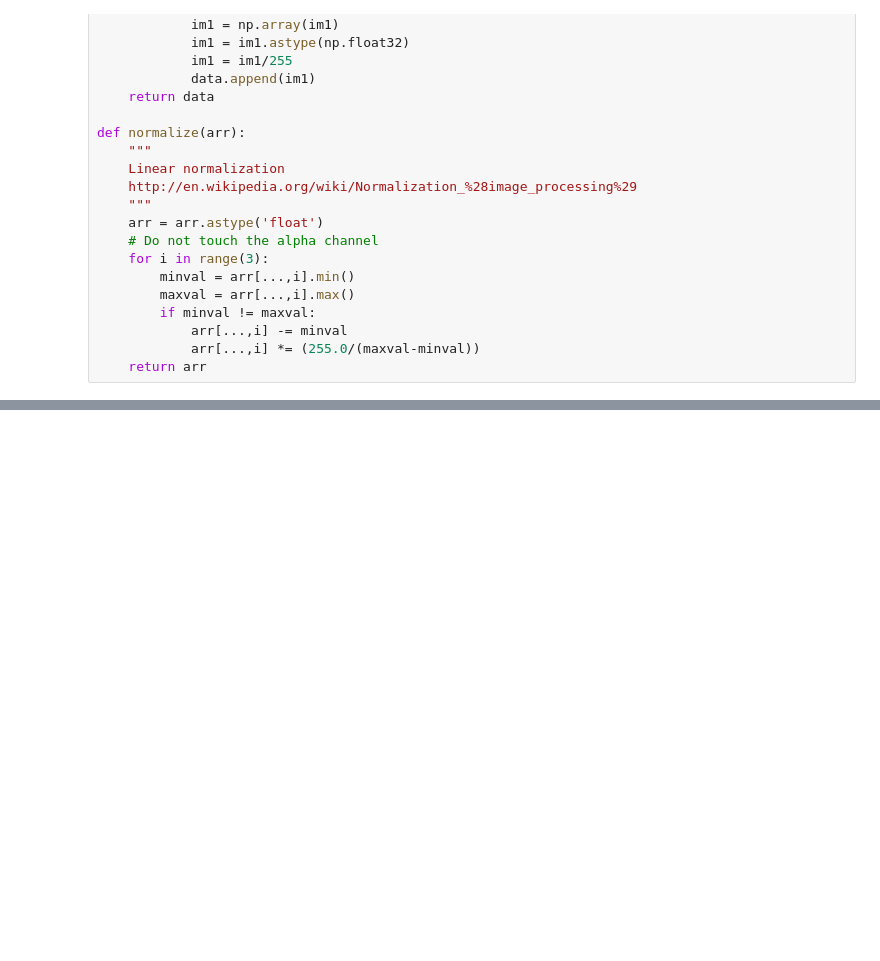
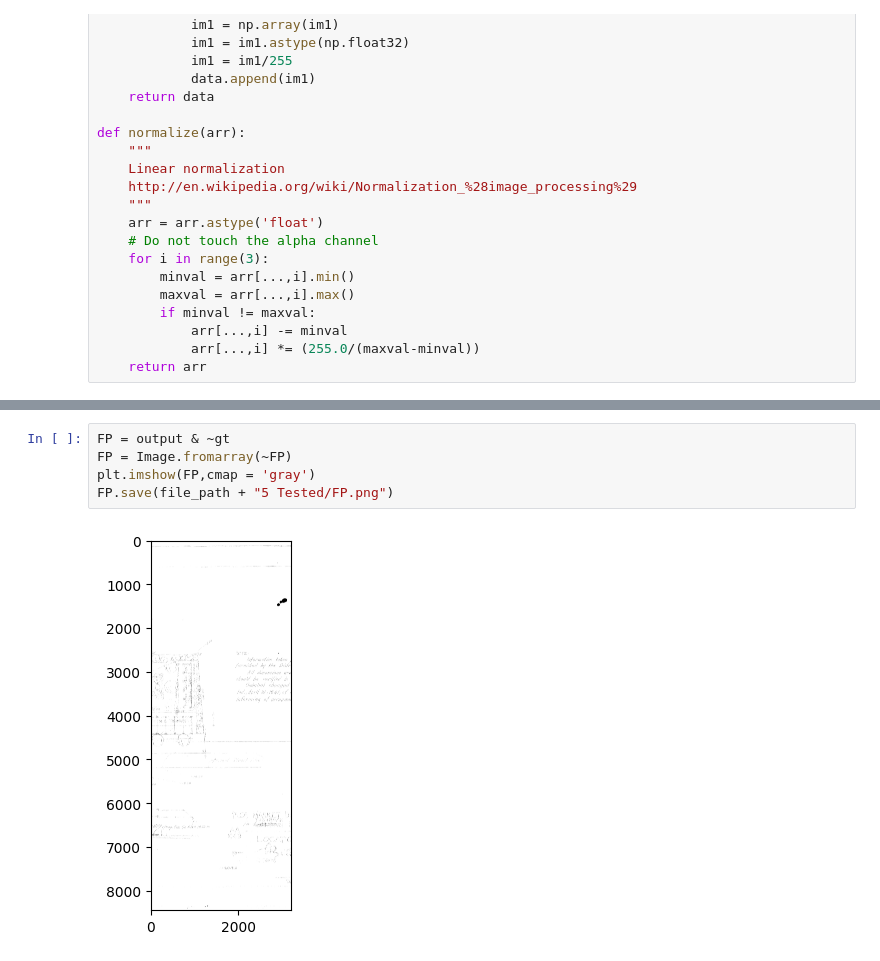
Before and after one commit to mgnarag/binarization-lowres, a Jupyter notebook: Metric.ipynb, the cells around one changed output, grey strips where cells are left out. Drawn from its saved outputs; the diff is of its cells as text; blank space fills up the shorter version.

```diff
--- a/Metric.ipynb
+++ b/Metric.ipynb
@@ -215,0 +178,7 @@ plt.imshow(~output & gt,cmap = 'gray')
+# %%
+FP = output & ~gt
+FP = Image.fromarray(~FP)
+plt.imshow(FP,cmap = 'gray')
+FP.save(file_path + "5 Tested/FP.png")
+# %% [output]
+[figure, added]
```
Also changed, not shown: parts of 10 cells of this notebook.
